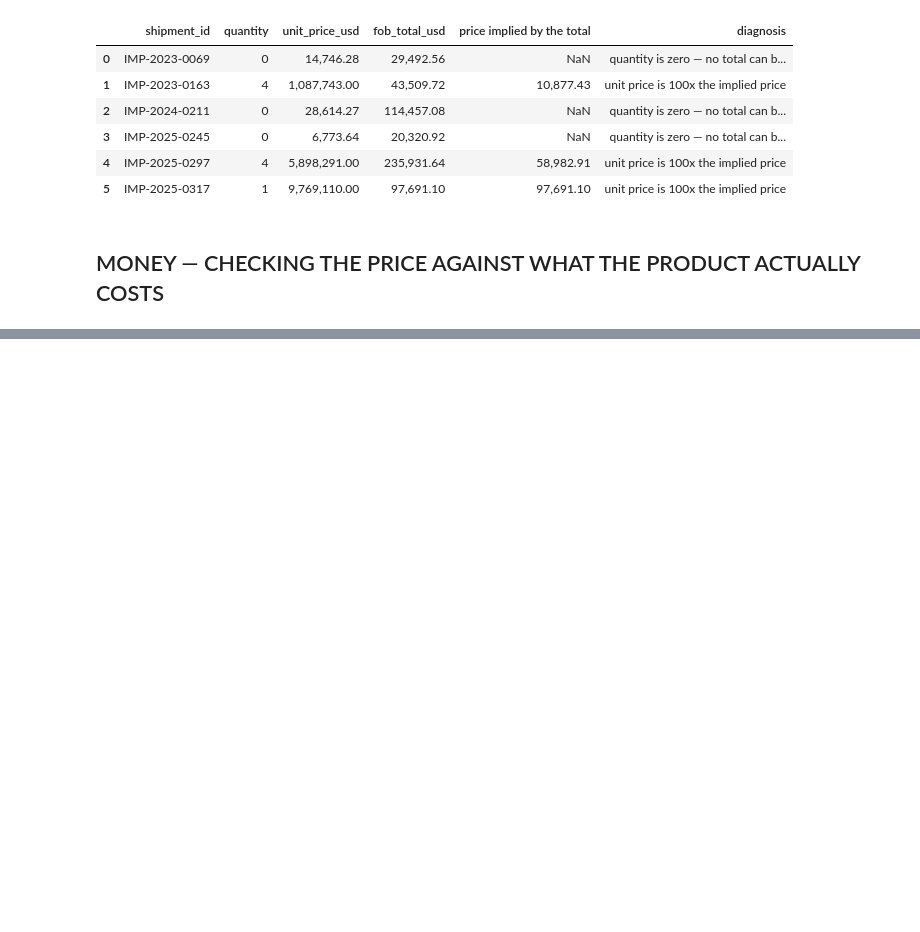
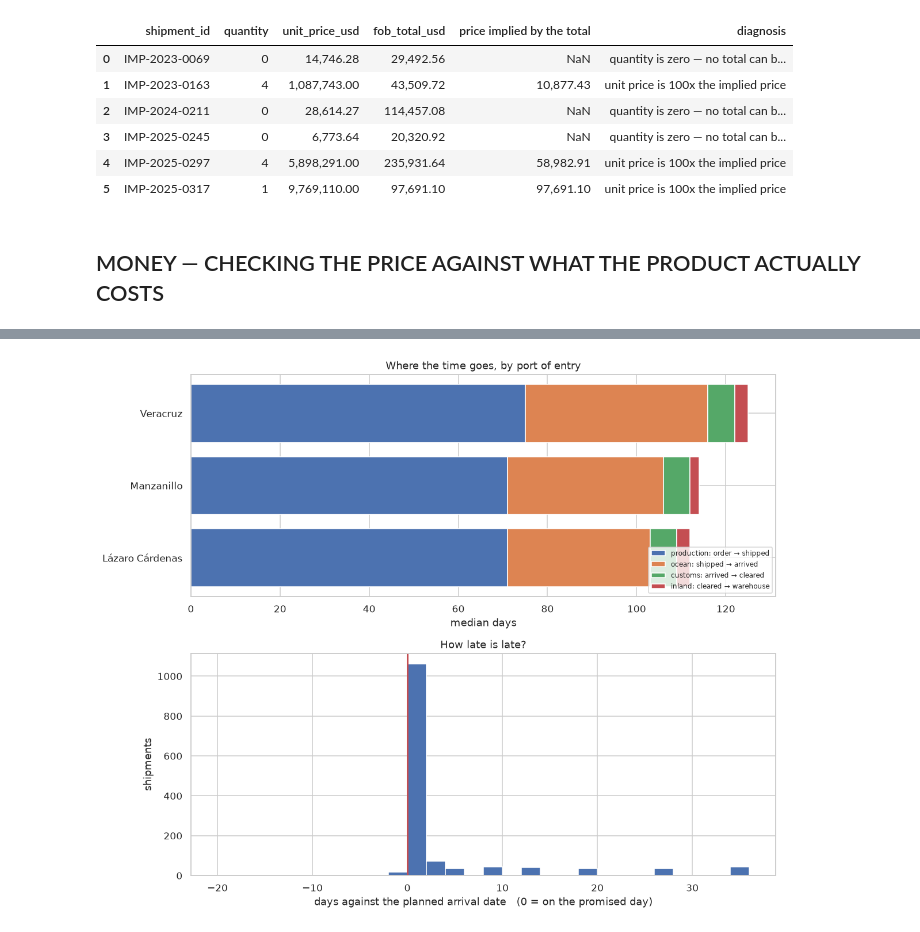
Before and after one commit to aanaya-hub/mx-machinery-imports, a Jupyter notebook: notebooks/01-data-repair-and-eda.ipynb, the cells around one changed output, grey strips where cells are left out. Drawn from its saved outputs; the diff is of its cells as text; code cells hidden in the pictures; blank space fills up the shorter version.

```diff
--- a/notebooks/01-data-repair-and-eda.ipynb
+++ b/notebooks/01-data-repair-and-eda.ipynb
@@ -288,14 +290,17 @@ FILES = {                                        # one entry per file: label →
 # and `name: ...` stores the resulting table under the same label.
 raw = {name: read_raw(fn, enc) for name, (fn, enc) in FILES.items()}
 
-for name, df in raw.items():                     # go through the four tables one at a time
+# ! The loop variable is named `table`, not `df`, on purpose. A loop variable
+#   stays alive after the loop ends, and `df` would then hold whichever file was
+#   read last — the exchange rates — under a name every later cell might reach for.
+for name, table in raw.items():                     # go through the four tables one at a time
     # The braces below are layout instructions, not data. `name:10s` means "print the file
     # label left-aligned in a space 10 characters wide"; `>5,` means "print the row count
     # right-aligned in 5 characters, with thousands separators" (1458 prints as 1,458);
     # `>2` does the same for the column count in 2 characters. `shape` returns rows first,
     # then columns. The widths are chosen to fit the widest value so the four lines line up
     # and can be compared by eye.
-    print(f"{name:10s} {df.shape[0]:>5,} rows x {df.shape[1]:>2} columns")
+    print(f"{name:10s} {table.shape[0]:>5,} rows x {table.shape[1]:>2} columns")
 print()                                          # blank line, before the next block
 
 
@@ -1955,0 +2627,90 @@ every row it catches still needs a decision by a human.
+# %%
+#
+# In plain terms: two questions a planner asks constantly. Which port should we
+# use, and when a shipment misses its date, by how much? The first is answered by
+# splitting the journey into its four legs and comparing them across ports. The
+# second needs the shape of the delay, not its average — one shipment a month a
+# week late is a different problem from twelve a year a month late.
+# =============================================================================
+
+# Every shipment, split into the four legs of its journey. Each leg is a subtraction of two
+# dates, so a missing date in either one leaves that leg missing and the rest intact.
+legs = pd.DataFrame({
+    "port":       ports.loc[usable.index, "destination"],
+    "production": (usable["etd_shipped"] - usable["order_date"]).dt.days,
+    "ocean":      (usable["ata_arrival"] - usable["etd_shipped"]).dt.days,
+    "clearing":   (usable["customs_cleared"] - usable["ata_arrival"]).dt.days,
+    "inland":     (usable["warehouse_receipt"] - usable["customs_cleared"]).dt.days,
+    "vs_plan":    timings["against the plan"],
+})
+
+# One row per port: the median of each leg, plus how many and how often late. Medians again —
+# one 204-day outlier would move a mean and tell you nothing about a typical shipment.
+by_port = (legs.groupby("port")
+           .agg(shipments=("production", "size"),
+                production=("production", "median"), ocean=("ocean", "median"),
+                clearing=("clearing", "median"), inland=("inland", "median"),
+                late_rate=("vs_plan", lambda x: round((x > 0).mean() * 100, 1)),
+                p90_delay=("vs_plan", lambda x: x.quantile(0.9)))
+           .sort_values("ocean"))
+
+# --- the figure ---------------------------------------------------------------
+fig, (ax_top, ax_bottom) = plt.subplots(2, 1, figsize=(11, 9))
+
+# Top panel: a stacked horizontal bar per port. `left=` is the running total of the legs already
+# drawn, which is what stacks them end to end instead of overlaying them.
+leg_names = ["production", "ocean", "clearing", "inland"]
+leg_labels = ["production: order → shipped", "ocean: shipped → arrived",
+              "customs: arrived → cleared", "inland: cleared → warehouse"]
+running_total = np.zeros(len(by_port))                 # one zero per port, then accumulated
+for name, label in zip(leg_names, leg_labels):
+    ax_top.barh(by_port.index, by_port[name], left=running_total, label=label)
+    running_total = running_total + by_port[name].to_numpy()
+ax_top.set_xlabel("median days")
+ax_top.set_title("Where the time goes, by port of entry")
+ax_top.legend(fontsize=8, loc="lower right")
+
+# Bottom panel: the delay distribution. `bins=range(...)` sets two-day buckets, which smooths the
+# noise without hiding the spike at zero — the 1,010 shipments that arrived exactly on the day.
+delays = legs["vs_plan"].dropna()
+ax_bottom.hist(delays, bins=range(-20, 37, 2), color="#4C72B0", edgecolor="white")
+ax_bottom.axvline(0, color="#C44E52", linewidth=2)     # the promised date, marked
+ax_bottom.set_xlabel("days against the planned arrival date   (0 = on the promised day)")
+ax_bottom.set_ylabel("shipments")
+ax_bottom.set_title("How late is late?")
+fig.tight_layout()
+fig.savefig(FIG_DIR / "02-delay-and-routes.png", dpi=150, bbox_inches="tight")
+
+section("EDA — THE FOUR LEGS, BY PORT OF ENTRY",
+        "Each row is a port, and each bar is the same shipment's journey split into four parts.\n"
+        "The point of the chart is which part changes when you change the port — and which part\n"
+        "does not.")
+print(by_port.to_string())
+plt.show()
+
+section("EDA — THE SHAPE OF LATENESS",
+        "Not the average delay, which would hide both the shipments that arrived early and the\n"
+        "few that arrived very late, but the distribution: how many, and by how much.")
+on_time = int((delays <= 0).sum())
+late_only = delays[delays > 0]
+print(f" shipments with a definite outcome : {len(delays):,}")
+print(f" on time or early                  : {on_time:,}  ({100 * on_time / len(delays):.1f}%)")
+print(f" late                              : {len(late_only):,}  ({100 * len(late_only) / len(delays):.1f}%)")
+print(f"    of the late ones — median      : {late_only.median():.0f} days")
+print(f"                       75th pct    : {late_only.quantile(0.75):.0f} days")
+print(f"                       worst       : {late_only.max():.0f} days")
+print(f"    more than two weeks late       : {100 * (late_only > 14).mean():.1f}% of them")
+print()
+# ! The port changes the ocean leg by nine days — Lázaro Cárdenas 32, Veracruz 41 — and the total
+#   by twelve. It changes the late rate by less than one point: 25.0%, 25.1%, 25.7%. The route
+#   decides how long a shipment takes, not how often the promise breaks.
+# ? The production leg reads 71 days for two ports and 75 for the third. That cannot be causal —
+#   production happens before the route is even chosen — so it is sample noise on 132 shipments.
+#   Worth noticing precisely because a table like this invites you to explain every difference.
+# * The delay distribution is not a bell. It is a large spike at exactly zero and a long tail:
+#   a third of the late shipments are more than two weeks late. That shape is what makes a
+#   safety stock necessary — the typical lateness is eight days, but the one you must plan for
+#   is three weeks.
+
+plt.show()
+# %% [output]
@@ -1955,0 +2729 @@ every row it catches still needs a decision by a human.
+[figure, added]
```
Also changed, not shown: parts of 32 cells of this notebook, 12 other files.
